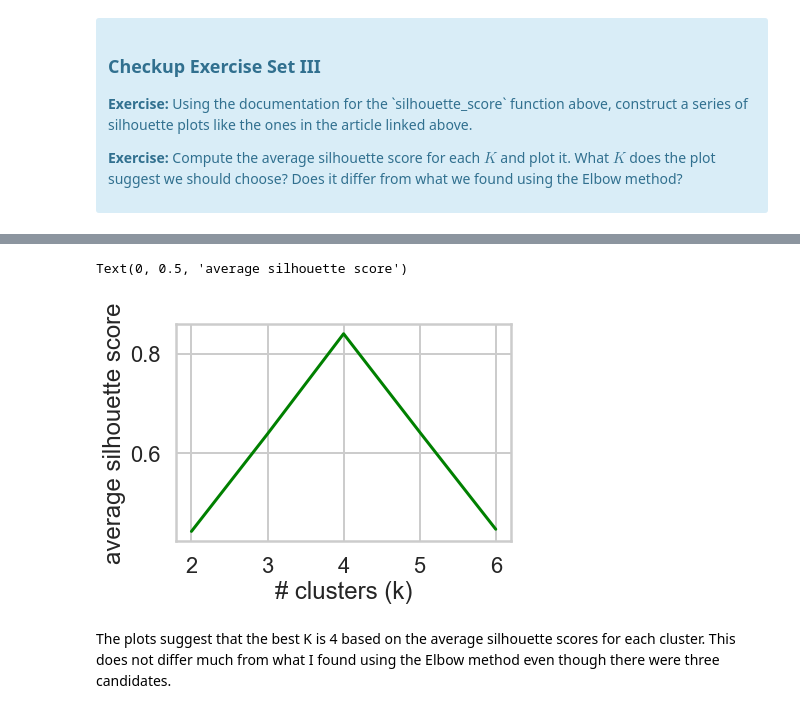
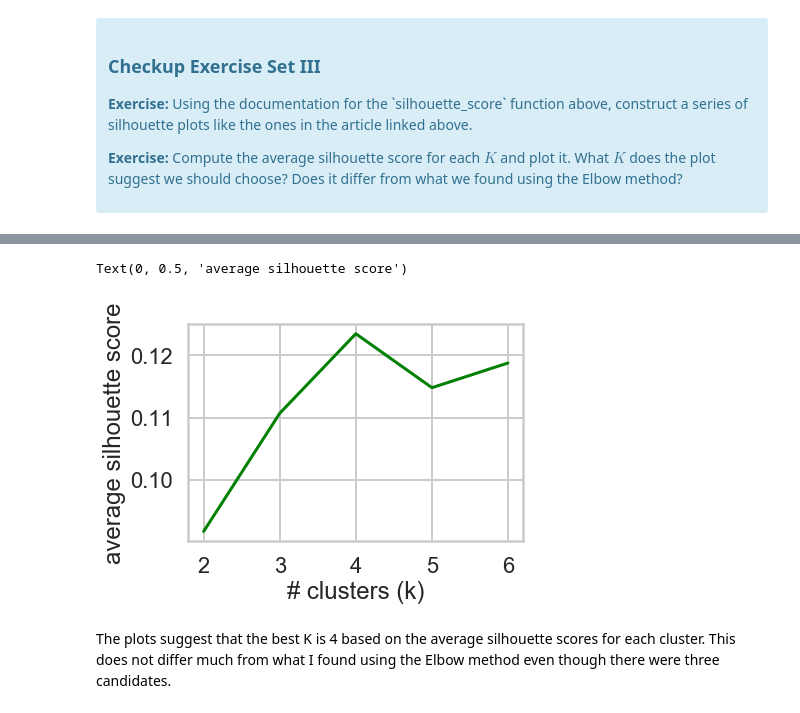
Before and after one commit to elizabeamedalla/Clustering, a Jupyter notebook: Mini_Project_Clustering.ipynb, the cells around one changed output, grey strips where cells are left out. Saved outputs shown, nothing was run; the diff lists cells and outputs as text; code cells hidden in the pictures.

```diff
--- a/Mini_Project_Clustering.ipynb
+++ b/Mini_Project_Clustering.ipynb
@@ -379,13 +357,13 @@ For n_clusters = 5 The average silhouette_score is : 0.6427685988446565
 ... (3 outputs left out)
 # %%
 x = 2, 3, 4, 5, 6
-y = 0.4440694624637262, 0.6391477934585507, 0.8395302547773104, 0.6427685988446565, 0.44837497124826164
+y = 0.09174871508750351, 0.1107183912025193, 0.12349204708263416, 0.11482891379977885, 0.11879508142787866
 plt.plot(x, y, color = "green")
 plt.xlabel("# clusters (k)")
 plt.ylabel("average silhouette score")
 # %% [output]
 Text(0, 0.5, 'average silhouette score')
-[figure, old version]
+[figure, new version]
 # %% [markdown]
 The plots suggest that the best K is 4 based on the average silhouette scores for each cluster. This does not differ much from what I found using the Elbow method even though there were three candidates.
 # %% [markdown]
```
Also changed, not shown: parts of 7 cells of this notebook.
